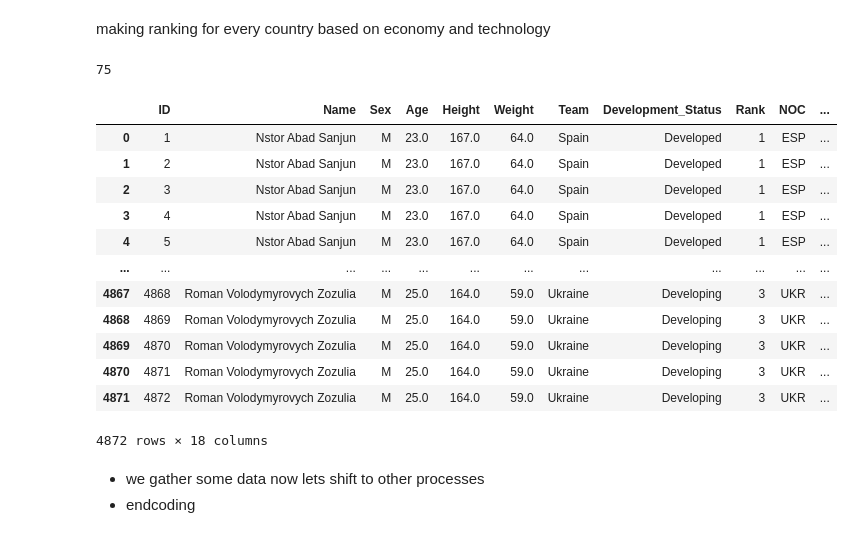
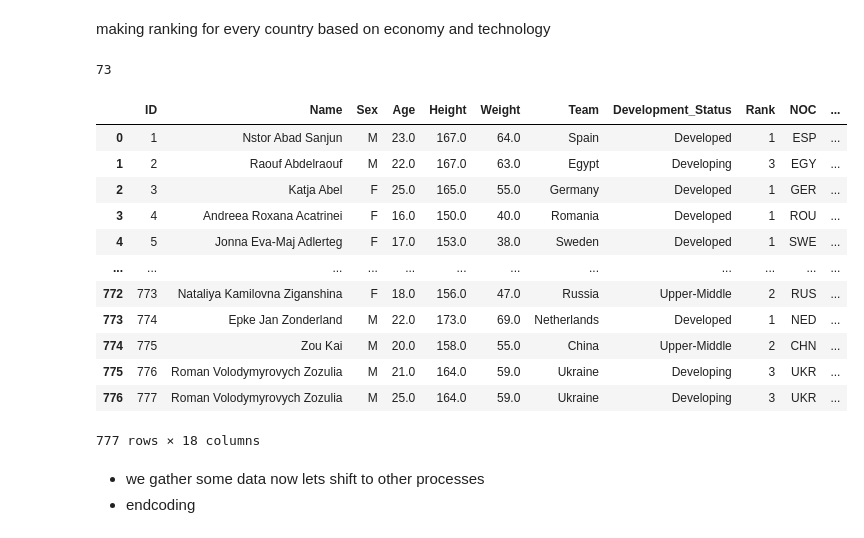
Before and after one commit to amiramiriani/ML_TEST, a Jupyter notebook: code/Untitled.ipynb, the cells around one changed output. Drawn from its saved outputs; the diff is of its cells as text; code cells hidden in the pictures.

```diff
--- a/code/Untitled.ipynb
+++ b/code/Untitled.ipynb
@@ -21,6 +21,13 @@ df.head()
 # %% [markdown]
 # Making a model just for Gymnastics athletics
 # %%
-Gymnastics_df = df[df['Sport'] == 'Gymnastics']
+Gymnastics_df = df[
+    (df['Sport'] == 'Gymnastics') &
+    (df['Event'].isin([
+        "Gymnastics Women's Individual All-Around",
+        "Gymnastics Men's Individual All-Around"
+    ]))
+]
+
 Gymnastics_df.head() , Gymnastics_df.describe()
 # %% [output]
@@ -115,28 +113,30 @@ making ranking for every country based on economy and technology
 x=Gymnastics_df_5000_sample["Team"].unique()
 len(x)
 # %% [output]
-75
+73
 # %%
 result = pd.merge(Gymnastics_df_5000_sample, country_df, how="left", on=["Team"])
 result = result.drop(columns=["Sport_Rank","Year"])
 Gymnastics_df_5000_sample = result[["ID","Name","Sex","Age","Height","Weight","Team","Development_Status","Rank","NOC","Games","Season","City","Sport","Event","Has_Previous_Medal","Count","Medal"]]
 # %%
+Gymnastics_df_5000_sample = Gymnastics_df_5000_sample.dropna(subset=["Development_Status", "Rank"])
+Gymnastics_df_5000_sample["ID"] = range(1, len(Gymnastics_df_5000_sample) + 1)
 Gymnastics_df_5000_sample.to_csv('../data/Gymnastics_sample.csv')
 Gymnastics_df_5000_sample
 # %% [output]
 |  | ID | Name | Sex | Age | Height | Weight | Team | Development_Status | Rank | NOC | ... |
 | 0 | 1 | Nstor Abad Sanjun | M | 23.0 | 167.0 | 64.0 | Spain | Developed | 1 | ESP | ... |
-| 1 | 2 | Nstor Abad Sanjun | M | 23.0 | 167.0 | 64.0 | Spain | Developed | 1 | ESP | ... |
-| 2 | 3 | Nstor Abad Sanjun | M | 23.0 | 167.0 | 64.0 | Spain | Developed | 1 | ESP | ... |
-| 3 | 4 | Nstor Abad Sanjun | M | 23.0 | 167.0 | 64.0 | Spain | Developed | 1 | ESP | ... |
-| 4 | 5 | Nstor Abad Sanjun | M | 23.0 | 167.0 | 64.0 | Spain | Developed | 1 | ESP | ... |
+| 1 | 2 | Raouf Abdelraouf | M | 22.0 | 167.0 | 63.0 | Egypt | Developing | 3 | EGY | ... |
+| 2 | 3 | Katja Abel | F | 25.0 | 165.0 | 55.0 | Germany | Developed | 1 | GER | ... |
+| 3 | 4 | Andreea Roxana Acatrinei | F | 16.0 | 150.0 | 40.0 | Romania | Developed | 1 | ROU | ... |
+| 4 | 5 | Jonna Eva-Maj Adlerteg | F | 17.0 | 153.0 | 38.0 | Sweden | Developed | 1 | SWE | ... |
 | ... | ... | ... | ... | ... | ... | ... | ... | ... | ... | ... | ... |
-| 4867 | 4868 | Roman Volodymyrovych Zozulia | M | 25.0 | 164.0 | 59.0 | Ukraine | Developing | 3 | UKR | ... |
-| 4868 | 4869 | Roman Volodymyrovych Zozulia | M | 25.0 | 164.0 | 59.0 | Ukraine | Developing | 3 | UKR | ... |
-| 4869 | 4870 | Roman Volodymyrovych Zozulia | M | 25.0 | 164.0 | 59.0 | Ukraine | Developing | 3 | UKR | ... |
-| 4870 | 4871 | Roman Volodymyrovych Zozulia | M | 25.0 | 164.0 | 59.0 | Ukraine | Developing | 3 | UKR | ... |
-| 4871 | 4872 | Roman Volodymyrovych Zozulia | M | 25.0 | 164.0 | 59.0 | Ukraine | Developing | 3 | UKR | ... |
+| 772 | 773 | Nataliya Kamilovna Ziganshina | F | 18.0 | 156.0 | 47.0 | Russia | Upper-Middle | 2 | RUS | ... |
+| 773 | 774 | Epke Jan Zonderland | M | 22.0 | 173.0 | 69.0 | Netherlands | Developed | 1 | NED | ... |
+| 774 | 775 | Zou Kai | M | 20.0 | 158.0 | 55.0 | China | Upper-Middle | 2 | CHN | ... |
+| 775 | 776 | Roman Volodymyrovych Zozulia | M | 21.0 | 164.0 | 59.0 | Ukraine | Developing | 3 | UKR | ... |
+| 776 | 777 | Roman Volodymyrovych Zozulia | M | 25.0 | 164.0 | 59.0 | Ukraine | Developing | 3 | UKR | ... |
-4872 rows × 18 columns
+777 rows × 18 columns
 # %% [markdown]
 - we gather some data now lets shift to other processes
 - endcoding
```
Also changed, not shown: parts of 10 cells of this notebook, 2 other files.
